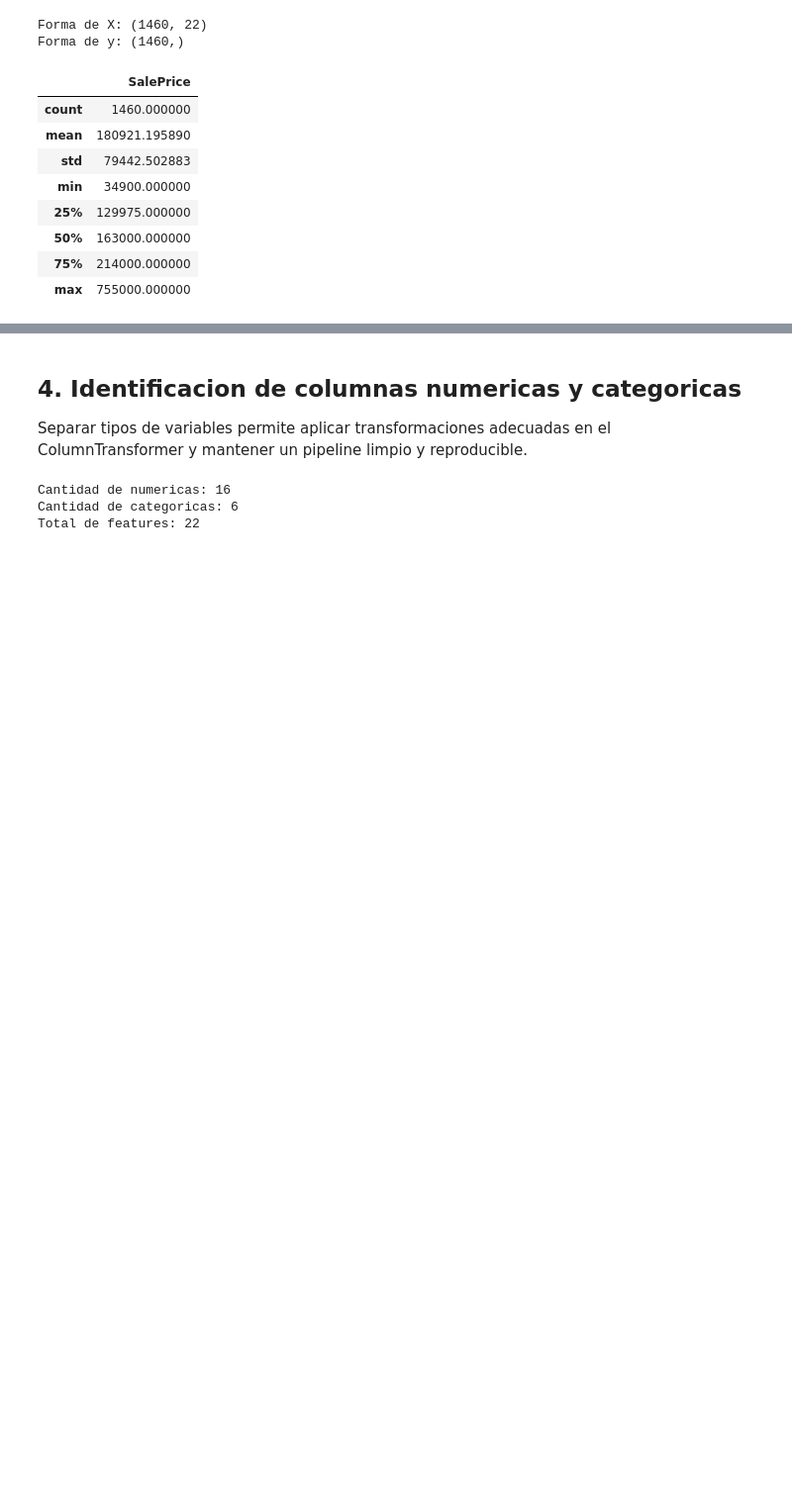
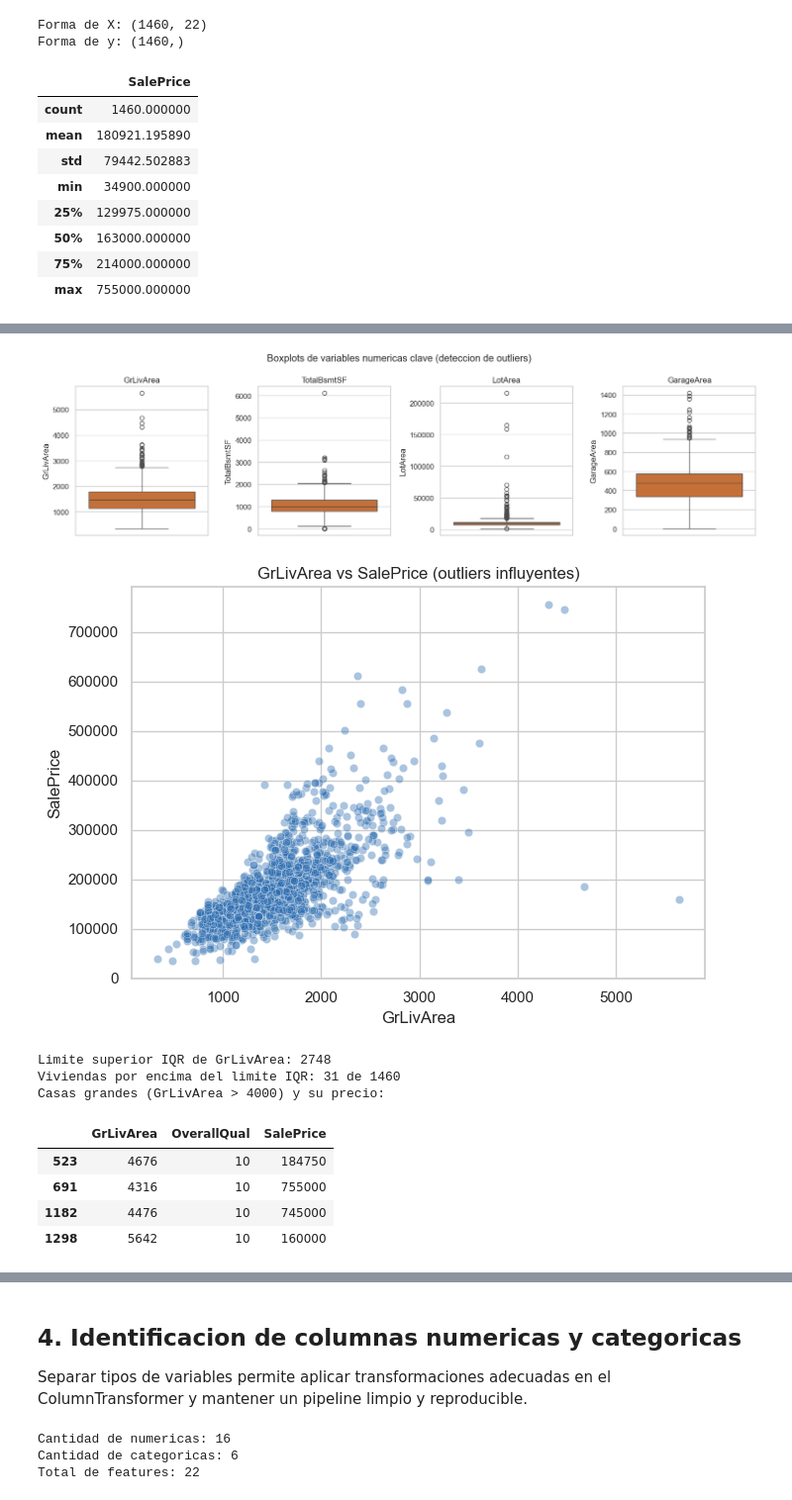
Before and after one commit to EstebanJavierGranadosSibaja/HousingPricesAI, a Jupyter notebook: notebooks/01_housing_prices_proyecto_final.ipynb, the cells around one changed output, grey strips where cells are left out. Shown at 99% size. Saved outputs shown, nothing was run; the diff lists cells and outputs as text; code cells hidden in the pictures; blank space fills up the shorter version.

```diff
--- a/notebooks/01_housing_prices_proyecto_final.ipynb
+++ b/notebooks/01_housing_prices_proyecto_final.ipynb
@@ -180,0 +304,39 @@ Forma de y: (1460,)
+# %%
+# Deteccion visual de outliers en variables numericas clave
+key_num = ["GrLivArea", "TotalBsmtSF", "LotArea", "GarageArea"]
+fig, axes = plt.subplots(1, 4, figsize=(15, 4))
+for ax, col in zip(axes, key_num):
+    sns.boxplot(y=df[col], ax=ax, color="#dd6b20")
+    ax.set_title(col)
+plt.suptitle("Boxplots de variables numericas clave (deteccion de outliers)")
+plt.tight_layout()
+plt.show()
+
+# Relacion area habitable vs precio para inspeccionar outliers influyentes
+plt.figure(figsize=(7, 5))
+sns.scatterplot(x=df["GrLivArea"], y=df[TARGET_COLUMN], alpha=0.4, color="#2b6cb0")
+plt.title("GrLivArea vs SalePrice (outliers influyentes)")
+plt.xlabel("GrLivArea")
+plt.ylabel("SalePrice")
+plt.tight_layout()
+plt.show()
+
+# Cuantificar outliers con regla IQR en GrLivArea
+q1, q3 = df["GrLivArea"].quantile([0.25, 0.75])
+iqr = q3 - q1
+upper_limit = q3 + 1.5 * iqr
+print(f"Limite superior IQR de GrLivArea: {upper_limit:.0f}")
+print(f"Viviendas por encima del limite IQR: {(df['GrLivArea'] > upper_limit).sum()} de {len(df)}")
+print("Casas grandes (GrLivArea > 4000) y su precio:")
+display(df.loc[df["GrLivArea"] > 4000, ["GrLivArea", "OverallQual", TARGET_COLUMN]])
+# %% [output]
+[figure, added]
+[figure, added]
+Limite superior IQR de GrLivArea: 2748
+Viviendas por encima del limite IQR: 31 de 1460
+Casas grandes (GrLivArea > 4000) y su precio:
+|  | GrLivArea | OverallQual | SalePrice |
+| 523 | 4676 | 10 | 184750 |
+| 691 | 4316 | 10 | 755000 |
+| 1182 | 4476 | 10 | 745000 |
+| 1298 | 5642 | 10 | 160000 |
```
Also changed, not shown: parts of 18 cells of this notebook, 9 other files.
